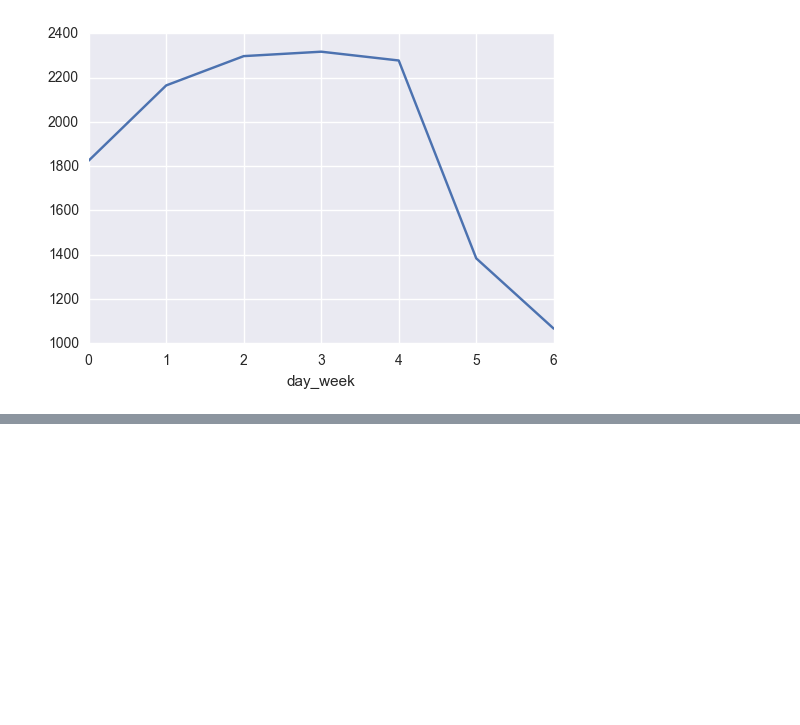
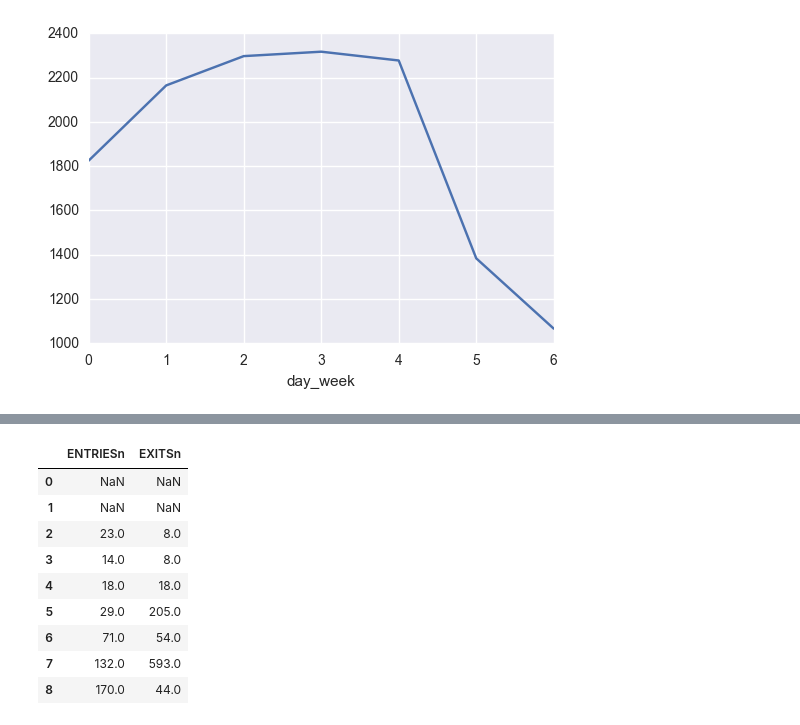
Before and after one commit to vagnercazarotto/MachineLearningSpecialization, a Jupyter notebook: Intro to Data Analysis/Pandas groupby().ipynb, the cells around one changed output, grey strips where cells are left out. Cells and saved outputs as stored; diff of their text form; code cells hidden in the pictures; blank space fills up the shorter version.

```diff
--- a/Intro to Data Analysis/Pandas groupby().ipynb
+++ b/Intro to Data Analysis/Pandas groupby().ipynb
@@ -122,0 +209,13 @@ Populating the interactive namespace from numpy and matplotlib
+# %%
+ridership_df.groupby('UNIT')[['ENTRIESn','EXITSn']].apply(hourly_for_group)
+# %% [output]
+|  | ENTRIESn | EXITSn |
+| 0 | NaN | NaN |
+| 1 | NaN | NaN |
+| 2 | 23.0 | 8.0 |
+| 3 | 14.0 | 8.0 |
+| 4 | 18.0 | 18.0 |
+| 5 | 29.0 | 205.0 |
+| 6 | 71.0 | 54.0 |
+| 7 | 132.0 | 593.0 |
+| 8 | 170.0 | 44.0 |
```
Also changed, not shown: parts of 6 cells of this notebook.
